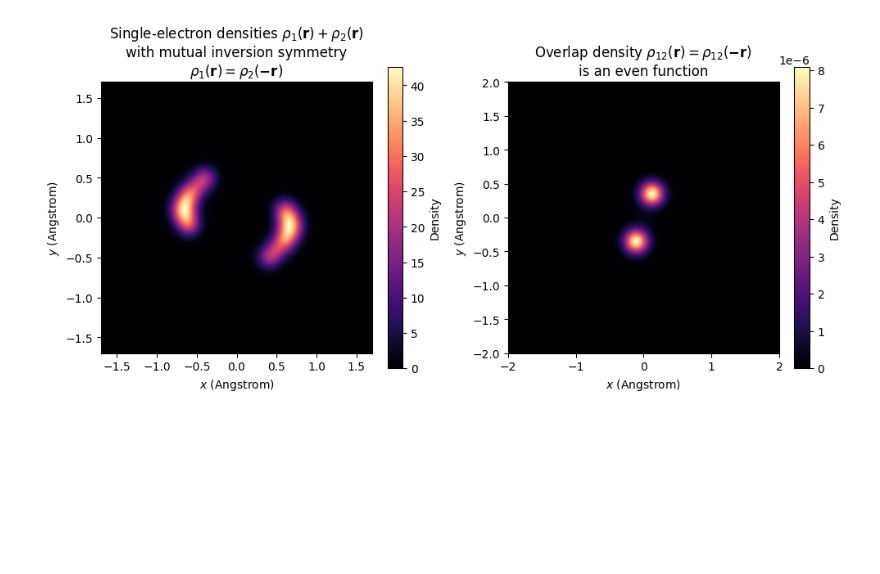
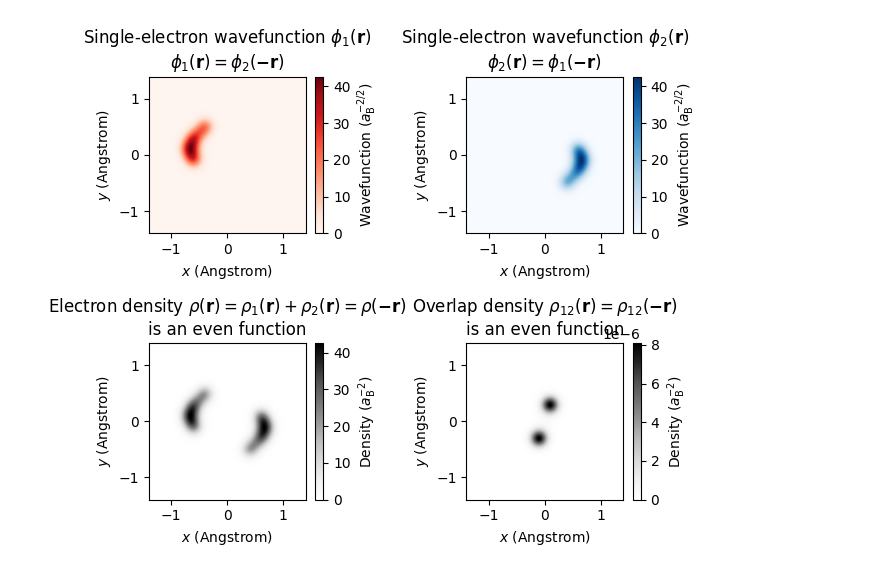
Before and after one commit to liborsold/fft_electronic_spin_density, a Jupyter notebook: examples/overlap_density_even_in_centrosymmetric_illustrate.ipynb, the cells around one changed output. Saved outputs shown, nothing was run; the diff lists cells and outputs as text; code cells hidden in the pictures; blank space fills up the shorter version.

```diff
--- a/examples/overlap_density_even_in_centrosymmetric_illustrate.ipynb
+++ b/examples/overlap_density_even_in_centrosymmetric_illustrate.ipynb
@@ -35,23 +35,33 @@ def plot_density(rho, xy_lim, title='Real-space Electronic Spin Density', cmap='
     ax.set_ylabel(r'$y$ (Angstrom)')
     ax.set_title(title)
 # %%
-xy_lim = 1.7
+xy_lim = 1.4
 
 xy_arr = np.linspace(-xy_lim, xy_lim, 201)
 x, y = np.meshgrid(xy_arr, xy_arr)
-cmap = 'magma'
+cmap_phi1 = 'Reds'
+cmap_phi2 = 'Blues'
+cmap_density = 'Greys'
 
 phi1, phi2, rho11, rho22, rho12 = gaussian_asymmetrical_inversion_symmetric(x, y)
-fig, axes = plt.subplots(2, 2, figsize=(10, 6))
+fig, axes = plt.subplots(2, 2, figsize=(6.5, 5.5))
 
 ax = axes[0,0]
-plot_density(rho11+rho22, xy_lim=xy_lim, title=r'Single-electron densities $\rho_1(\mathbf{r}) + \rho_2(\mathbf{r})$' + '\n' + 'with mutual inversion symmetry\n' + r'$\rho_1(\mathbf{r}) = \rho_2(\mathbf{-r})$', ax=ax[0,0], cmap=cmap)
-plt.colorbar(ax[0,0].images[0], ax=ax[0,0], orientation='vertical', label='Density', pad=0.05, fraction=0.05)
+plot_density(rho11, xy_lim=xy_lim, title=r'Single-electron wavefunction $\phi_1(\mathbf{r})$' + '\n' + r'$\phi_1(\mathbf{r}) = \phi_2(\mathbf{-r})$', ax=ax, cmap=cmap_phi1)
+plt.colorbar(ax.images[0], ax=ax, orientation='vertical', label=r'Wavefunction ($a_\mathrm{B}^{-2/2}$)', pad=0.05, fraction=0.05)
+
+ax = axes[0,1]
+plot_density(rho22, xy_lim=xy_lim, title=r'Single-electron wavefunction $\phi_2(\mathbf{r})$' + '\n' + r'$\phi_2(\mathbf{r}) = \phi_1(\mathbf{-r})$', ax=ax, cmap=cmap_phi2)
+plt.colorbar(ax.images[0], ax=ax, orientation='vertical', label=r'Wavefunction ($a_\mathrm{B}^{-2/2}$)', pad=0.05, fraction=0.05)
+
+ax = axes[1,0]
+plot_density(rho11+rho22, xy_lim=xy_lim, title=r'Electron density $\rho(\mathbf{r}) = \rho_1(\mathbf{r}) + \rho_2(\mathbf{r}) = \rho(\mathbf{-r})$' + '\n' + 'is an even function', ax=ax, cmap=cmap_density)
+plt.colorbar(ax.images[0], ax=ax, orientation='vertical', label=r'Density ($a_\mathrm{B}^{-2}$)', pad=0.05, fraction=0.05)
 
 ax = axes[1,1]
-plot_density(rho12, xy_lim=xy_lim, title=r'Overlap density $\rho_{12}(\mathbf{r}) = \rho_{12}(\mathbf{-r})$' + '\nis an even function', ax=ax, cmap=cmap)
-plt.colorbar(ax.images[0], ax=ax, orientation='vertical', label='Density', pad=0.05, fraction=0.05)
+plot_density(rho12, xy_lim=xy_lim, title=r'Overlap density $\rho_{12}(\mathbf{r}) = \rho_{12}(\mathbf{-r})$' + '\nis an even function', ax=ax, cmap=cmap_density)
+plt.colorbar(ax.images[0], ax=ax, orientation='vertical', label=r'Density ($a_\mathrm{B}^{-2}$)', pad=0.05, fraction=0.05)
 plt.tight_layout()
 plt.show()
 # %% [output]
-[figure, old version]
+[figure, new version]
```
Also changed, not shown: parts of 1 cell of this notebook, 1 other file.
